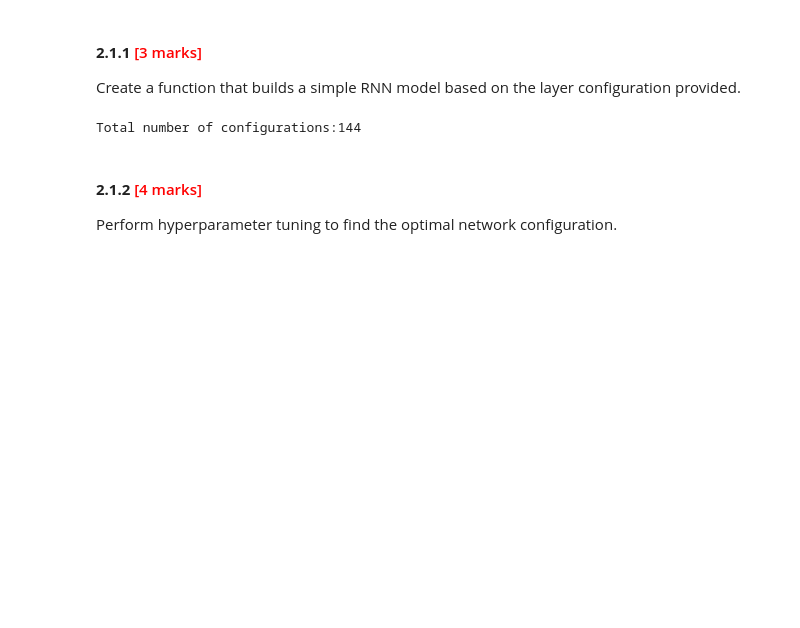
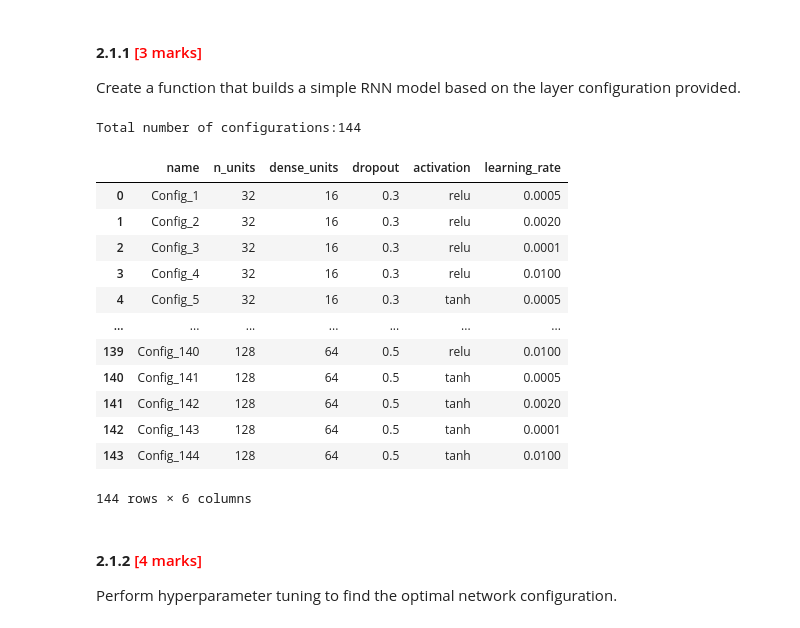
Before and after one commit to Abbhiraami/ML_AI_masters, a Jupyter notebook: RNN_Assignment/RNN_Assg_Stock_Price_Prediction_AbbhiraamiS.ipynb, the cells around one changed output. Cells and saved outputs as stored; diff of their text form; code cells hidden in the pictures; blank space fills up the shorter version.

```diff
--- a/RNN_Assignment/RNN_Assg_Stock_Price_Prediction_AbbhiraamiS.ipynb
+++ b/RNN_Assignment/RNN_Assg_Stock_Price_Prediction_AbbhiraamiS.ipynb
@@ -414,23 +414,37 @@ Create a function that builds a simple RNN model based on the layer configuratio
 # %%
 # Create a function that creates a simple RNN model according to the model configuration arguments
 ### Hyperparametrs
 n_units=[32,64,128]
 dense_units=[16,32,64]
 dropouts=[0.3,0.5]
 activation=['relu','tanh']
 learning_rate=[5e-4,2e-3,1e-4,10e-3]
 opt=['adam','sgd','rmsprop']
 ### Combinations
 configs_list=list(itertools.product(n_units,dense_units,dropouts,activation,learning_rate))
 configurations=[]
 
 for config,num in zip(configs_list,range(len(configs_list))):
   configurations.append({'name': f'Config_{num+1}','n_units':config[0],'dense_units':config[1],'dropout':config[2],'activation':config[3],'learning_rate':config[4]})#,'opt':config[5]})# print(configurations)]
 print(f"Total number of configurations:{len(configurations)}")
 
 configs_df=pd.DataFrame(configurations)
+configs_df
 # %% [output]
 Total number of configurations:144
+|  | name | n_units | dense_units | dropout | activation | learning_rate |
+| 0 | Config_1 | 32 | 16 | 0.3 | relu | 0.0005 |
+| 1 | Config_2 | 32 | 16 | 0.3 | relu | 0.0020 |
+| 2 | Config_3 | 32 | 16 | 0.3 | relu | 0.0001 |
+| 3 | Config_4 | 32 | 16 | 0.3 | relu | 0.0100 |
+| 4 | Config_5 | 32 | 16 | 0.3 | tanh | 0.0005 |
+| ... | ... | ... | ... | ... | ... | ... |
+| 139 | Config_140 | 128 | 64 | 0.5 | relu | 0.0100 |
+| 140 | Config_141 | 128 | 64 | 0.5 | tanh | 0.0005 |
+| 141 | Config_142 | 128 | 64 | 0.5 | tanh | 0.0020 |
+| 142 | Config_143 | 128 | 64 | 0.5 | tanh | 0.0001 |
+| 143 | Config_144 | 128 | 64 | 0.5 | tanh | 0.0100 |
+144 rows × 6 columns
 # %% [markdown]
 #### **2.1.2** <font color =red> [4 marks] </font>
 Perform hyperparameter tuning to find the optimal network configuration.
```
Also changed, not shown: parts of 13 cells of this notebook.
